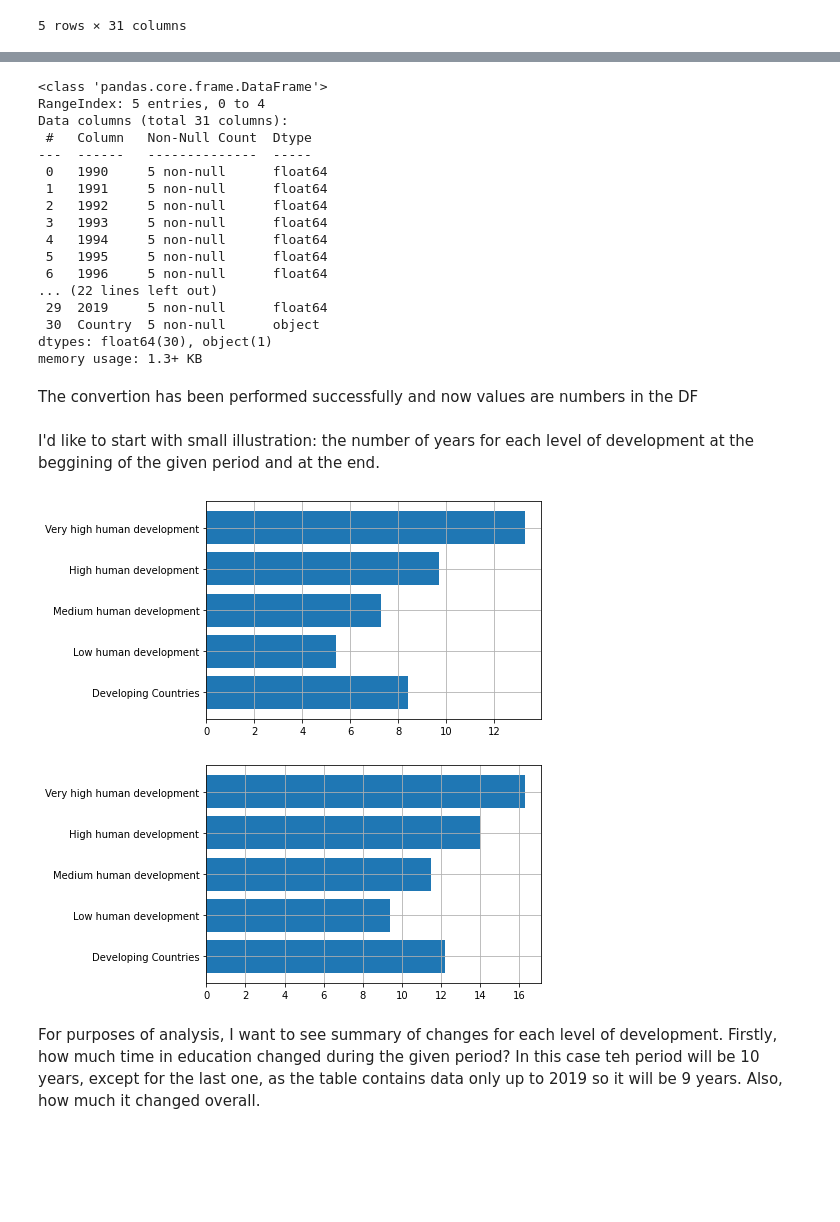
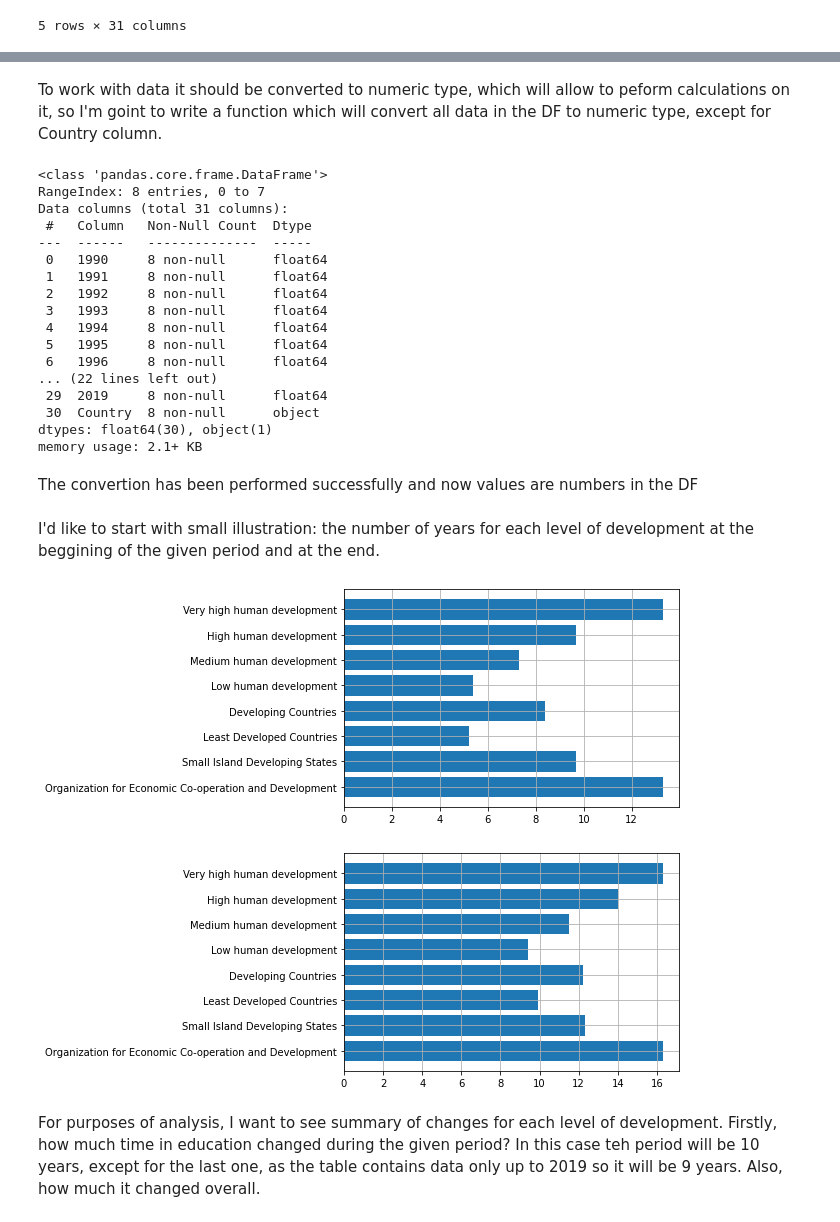
Before and after one commit to mara-ber/programing_for_data, a Jupyter notebook: project - education.ipynb, the cells around one changed output, grey strips where cells are left out. Cells and saved outputs as stored; diff of their text form; code cells hidden in the pictures; blank space fills up the shorter version.

```diff
--- a/project - education.ipynb
+++ b/project - education.ipynb
@@ -120,0 +121,4 @@ To work with data it should be converted to numeric type, which will allow to pe
+# %%
+schooling_development_2 = years_of_schooling[206:209]
+schooling_development_2.reset_index(drop=True, inplace=True)
+display(schooling_development_2)
@@ -120,0 +131,4 @@ To work with data it should be converted to numeric type, which will allow to pe
+# %%
+schooling_dev = pd.concat([schooling_development, schooling_development_2])
+schooling_dev.reset_index(drop=True, inplace=True)
+display(schooling_dev)
@@ -121,45 +146,48 @@ To work with data it should be converted to numeric type, which will allow to pe
+# %% [markdown]
+To work with data it should be converted to numeric type, which will allow to peform calculations on it, so I'm goint to write a function which will convert all data in the DF to numeric type, except for Country column.
 # %%
-schooling_development_2 = pd.concat([pd.DataFrame([pd.to_numeric(schooling_development[e],errors='coerce') \
-                               for e in schooling_development.columns if e not in ['Country']]).T,\
-                 schooling_development[['Country']]],axis=1)
+schooling_dev_2 = pd.concat([pd.DataFrame([pd.to_numeric(schooling_dev[e],errors='coerce') \
+                               for e in schooling_dev.columns if e not in ['Country']]).T,\
+                 schooling_dev[['Country']]],axis=1)
 
-schooling_development_2.info()
+schooling_dev_2.info()
 # %% [output]
 <class 'pandas.core.frame.DataFrame'>
-RangeIndex: 5 entries, 0 to 4
+RangeIndex: 8 entries, 0 to 7
 Data columns (total 31 columns):
  #   Column   Non-Null Count  Dtype
 ---  ------   --------------  -----
- 0   1990     5 non-null      float64
- 1   1991     5 non-null      float64
- 2   1992     5 non-null      float64
- 3   1993     5 non-null      float64
- 4   1994     5 non-null      float64
- 5   1995     5 non-null      float64
- 6   1996     5 non-null      float64
+ 0   1990     8 non-null      float64
+ 1   1991     8 non-null      float64
+ 2   1992     8 non-null      float64
+ 3   1993     8 non-null      float64
+ 4   1994     8 non-null      float64
+ 5   1995     8 non-null      float64
+ 6   1996     8 non-null      float64
 ... (22 lines left out)
- 29  2019     5 non-null      float64
- 30  Country  5 non-null      object
+ 29  2019     8 non-null      float64
+ 30  Country  8 non-null      object
 dtypes: float64(30), object(1)
-memory usage: 1.3+ KB
+memory usage: 2.1+ KB
-# %% [markdown]
-The convertion has been performed successfully and now values are numbers in the DF
-# %% [markdown]
-I'd like to start with small illustration: the number of years for each level of development at the beggining of the given period and at the end.
+# %% [markdown]
+The convertion has been performed successfully and now values are numbers in the DF
+# %% [markdown]
+I'd like to start with small illustration: the number of years for each level of development at the beggining of the given period and at the end.
 # %%
-y_1990 = schooling_development_2['1990'].values[::-1]
-labels = ['Developing Countries', 'Low human development', 'Medium human development', 'High human development', 'Very high human development']
-y_2019 = schooling_development_2['2019'].values[::-1]
+y_1990 = schooling_dev_2['1990'].values[::-1]
+labels = ['Organization for Economic Co-operation and Development', 'Small Island Developing States', 'Least Developed Countries', 'Developing Countries', 'Low human development', 'Medium human development',
+          'High human development', 'Very high human development']
+y_2019 = schooling_dev_2['2019'].values[::-1]
 
 plt.barh(labels, y_1990)
 plt.grid()
 plt.show()
 plt.barh(labels, y_2019)
 plt.grid()
 plt.show()
 # %% [output]
-[figure, old version]
+[figure, new version]
-[figure, old version]
+[figure, new version]
 # %% [markdown]
 For purposes of analysis, I want to see summary of changes for each level of development. Firstly, how much time in education changed during the given period? In this case teh period will be 10 years, except for the last one, as the table contains data only up to 2019 so it will be 9 years. Also, how much it changed overall.
 # %%
```
Also changed, not shown: parts of 20 cells of this notebook.
